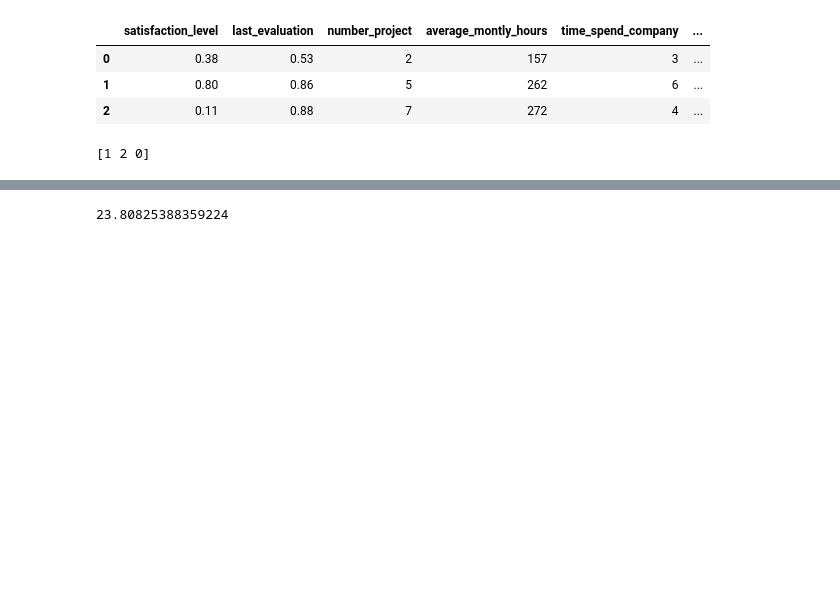
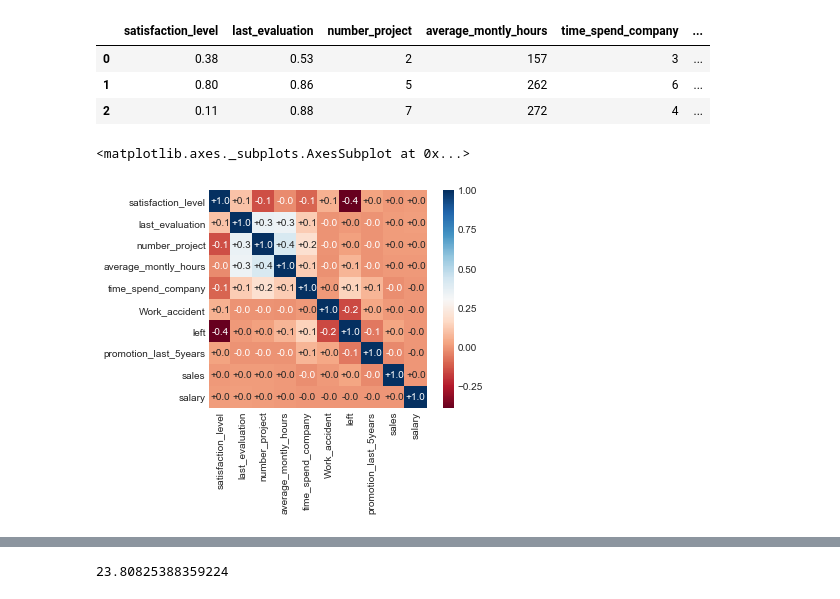
Before and after one commit to sonia2305/HR_Analysis, a Jupyter notebook: HRAnalysis.ipynb, the cells around one changed output, grey strips where cells are left out. Saved outputs shown, nothing was run; the diff lists cells and outputs as text; code cells hidden in the pictures; blank space fills up the shorter version.

```diff
--- a/HRAnalysis.ipynb
+++ b/HRAnalysis.ipynb
@@ -31,7 +117,11 @@ display(data.head(n=3))
 | 0 | 0.38 | 0.53 | 2 | 157 | 3 | ... |
 | 1 | 0.80 | 0.86 | 5 | 262 | 6 | ... |
 | 2 | 0.11 | 0.88 | 7 | 272 | 4 | ... |
-# %%
-print(data["salary"].unique())
-# %% [output]
-[1 2 0]
+# %%
+# To check the correlation between variables we use pearsonr correaltions for finding strength between linear relationships
+corr = data.corr()
+sns.heatmap(corr,xticklabels=corr.columns.values,yticklabels=corr.columns.values,square=True, annot=True,
+                     cmap='RdBu', fmt='+.1f')
+# %% [output]
+<matplotlib.axes._subplots.AxesSubplot at 0x...>
+[figure, added]
```
Also changed, not shown: parts of 15 cells of this notebook.
